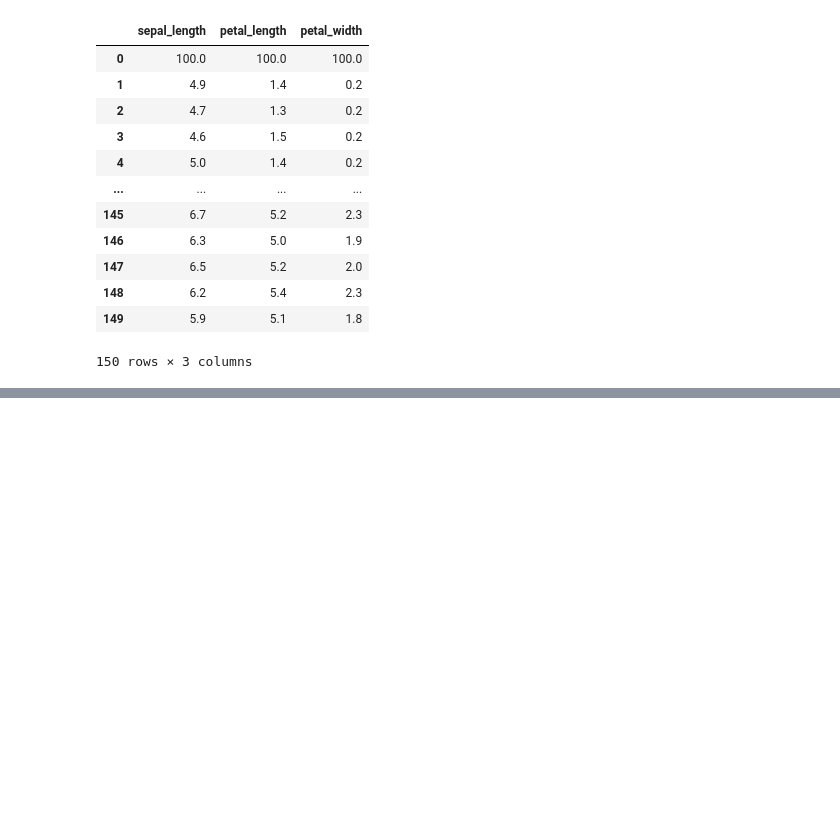
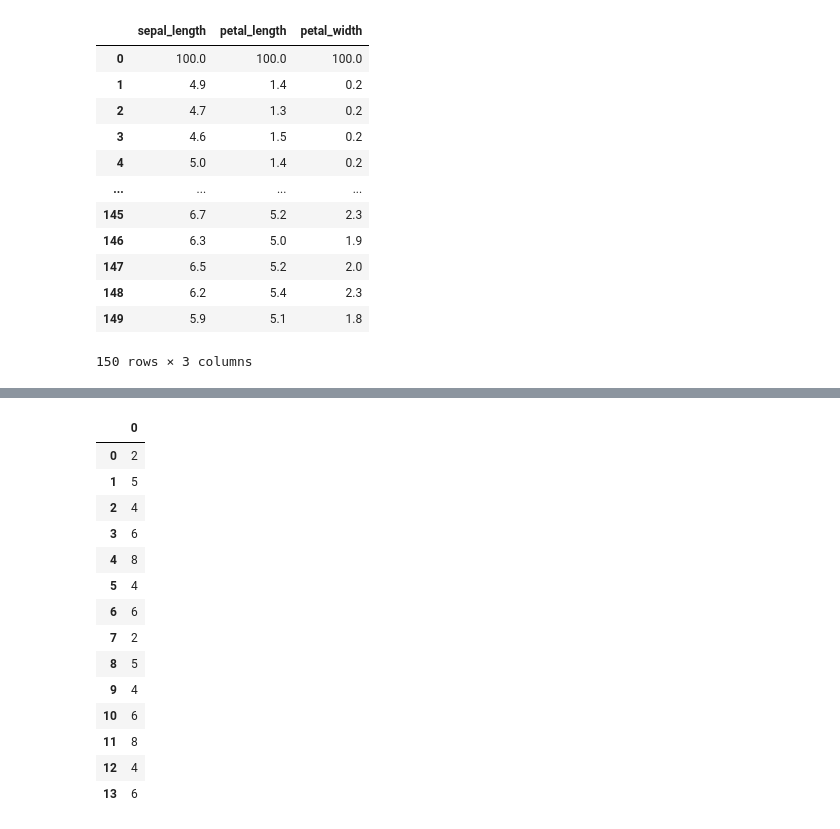
Before and after one commit to Yashshakya1/Data_Science_macbook, a Jupyter notebook: data science(self learning)/pandes/practice.ipynb, the cells around one changed output, grey strips where cells are left out. Saved outputs shown, nothing was run; the diff lists cells and outputs as text; code cells hidden in the pictures; blank space fills up the shorter version.

```diff
--- a/data science(self learning)/pandes/practice.ipynb
+++ b/data science(self learning)/pandes/practice.ipynb
@@ -289,0 +376,21 @@ df
+# %%
+d1 = pd.DataFrame([2,5,4,6,8,4,6])
+d2 = pd.DataFrame([2,5,4,6,8,4,6])
+
+pd.concat([d1,d2],axis = 0, ignore_index = True)
+# %% [output]
+|  | 0 |
+| 0 | 2 |
+| 1 | 5 |
+| 2 | 4 |
+| 3 | 6 |
+| 4 | 8 |
+| 5 | 4 |
+| 6 | 6 |
+| 7 | 2 |
+| 8 | 5 |
+| 9 | 4 |
+| 10 | 6 |
+| 11 | 8 |
+| 12 | 4 |
+| 13 | 6 |
```
Also changed, not shown: parts of 9 cells of this notebook, 4 other files.
